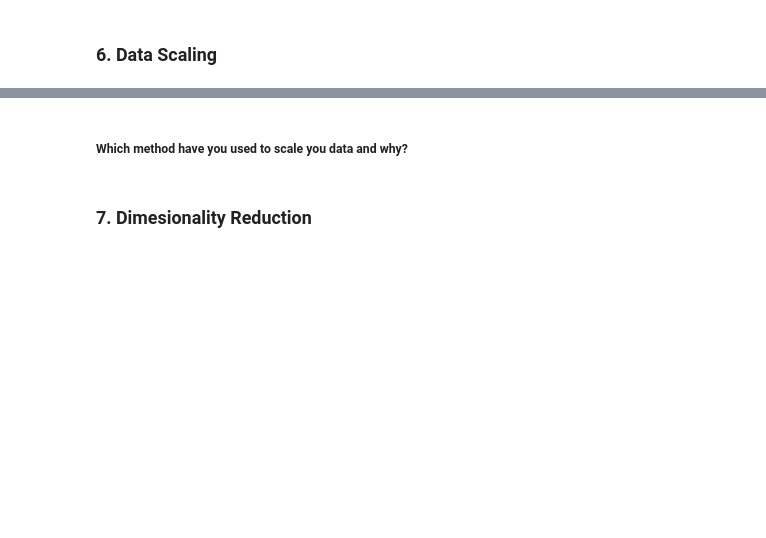
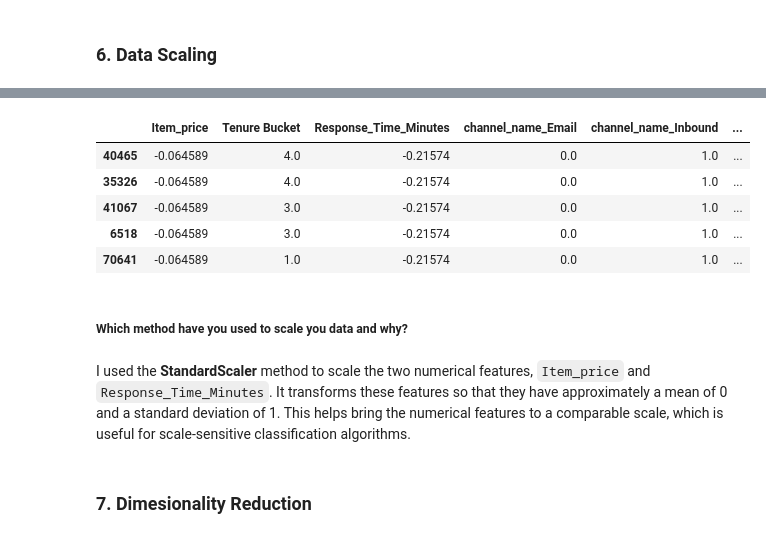
Before and after one commit to Shuvam-2000/Classification-Flipkart-Customer-Service-Satisfaction, a Jupyter notebook: Classification_Flipkart_Customer_Service_Satisfaction.ipynb, the cells around one changed output, grey strips where cells are left out. Drawn from its saved outputs; the diff is of its cells as text; code cells hidden in the pictures; blank space fills up the shorter version.

```diff
--- a/Classification_Flipkart_Customer_Service_Satisfaction.ipynb
+++ b/Classification_Flipkart_Customer_Service_Satisfaction.ipynb
@@ -3615,3 +3615,29 @@ Response_Time_Minutes         8.250968        3.640775
 # %%
 # Scaling your data
 from sklearn.preprocessing import StandardScaler
+# %%
+# numeeical features to scale
+numerical_features = [
+    'Item_price',
+    'Response_Time_Minutes'
+]
+
+# Initialize scaler
+scaler = StandardScaler()
+
+# fit on training data and transform
+X_train[numerical_features] = scaler.fit_transform(
+    X_train[numerical_features]
+)
+
+# transform test data
+X_test[numerical_features] = scaler.transform(
+    X_test[numerical_features]
+)
+
+# Check the results
+print("Training feature means:")
+print(X_train[numerical_features].mean())
+
+print("\nTraining feature standard deviations:")
+print(X_train[numerical_features].std())
@@ -3618,5 +3654,16 @@ from sklearn.preprocessing import StandardScaler
+# %%
+X_train.head(5)
+# %% [output]
+|  | Item_price | Tenure Bucket | Response_Time_Minutes | channel_name_Email | channel_name_Inbound | ... |
+| 40465 | -0.064589 | 4.0 | -0.21574 | 0.0 | 1.0 | ... |
+| 35326 | -0.064589 | 4.0 | -0.21574 | 0.0 | 1.0 | ... |
+| 41067 | -0.064589 | 3.0 | -0.21574 | 0.0 | 1.0 | ... |
+| 6518 | -0.064589 | 3.0 | -0.21574 | 0.0 | 1.0 | ... |
+| 70641 | -0.064589 | 1.0 | -0.21574 | 0.0 | 1.0 | ... |
 # %% [markdown]
 ##### Which method have you used to scale you data and why?
+# %% [markdown]
+I used the **StandardScaler** method to scale the two numerical features, `Item_price` and `Response_Time_Minutes`. It transforms these features so that they have approximately a mean of 0 and a standard deviation of 1. This helps bring the numerical features to a comparable scale, which is useful for scale-sensitive classification algorithms.
 # %% [markdown]
 ### 7. Dimesionality Reduction
 # %% [markdown]
```
Also changed, not shown: parts of 18 cells of this notebook.
